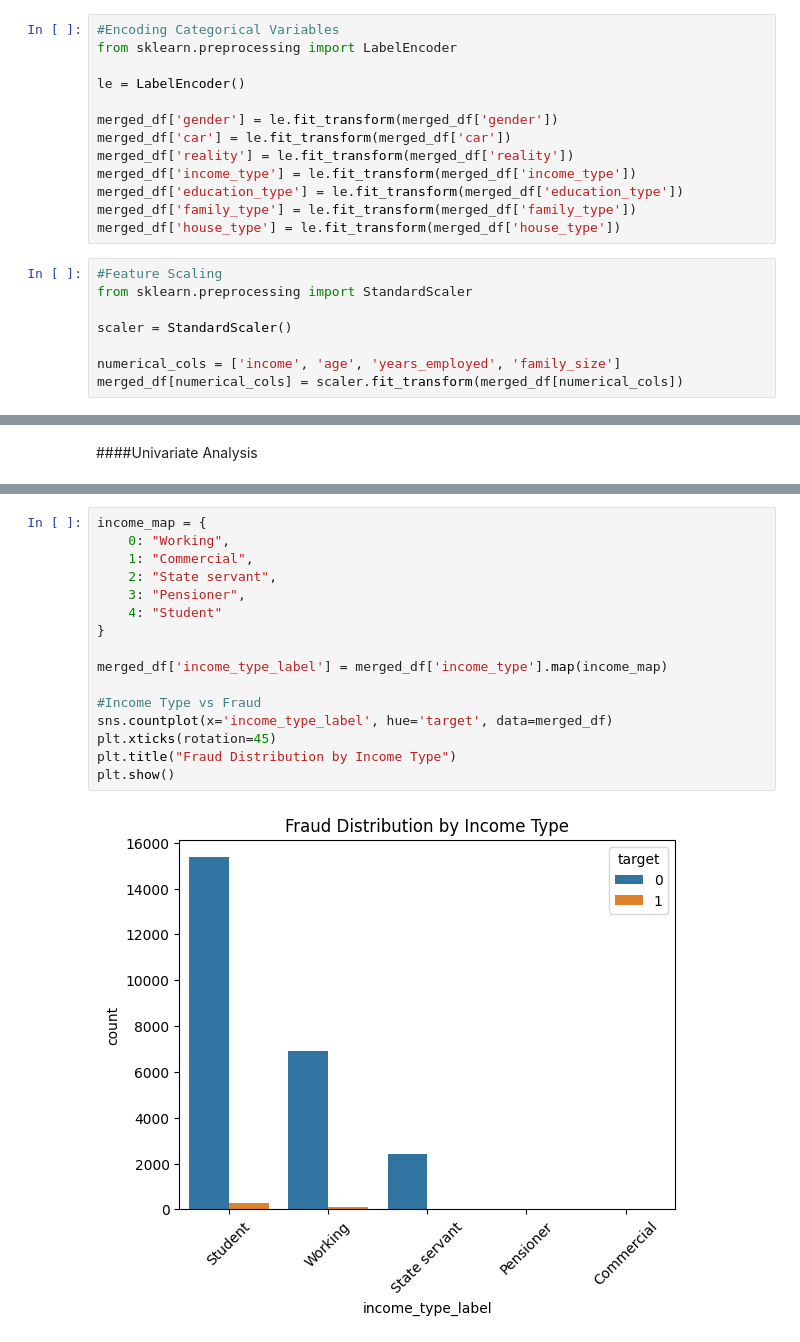
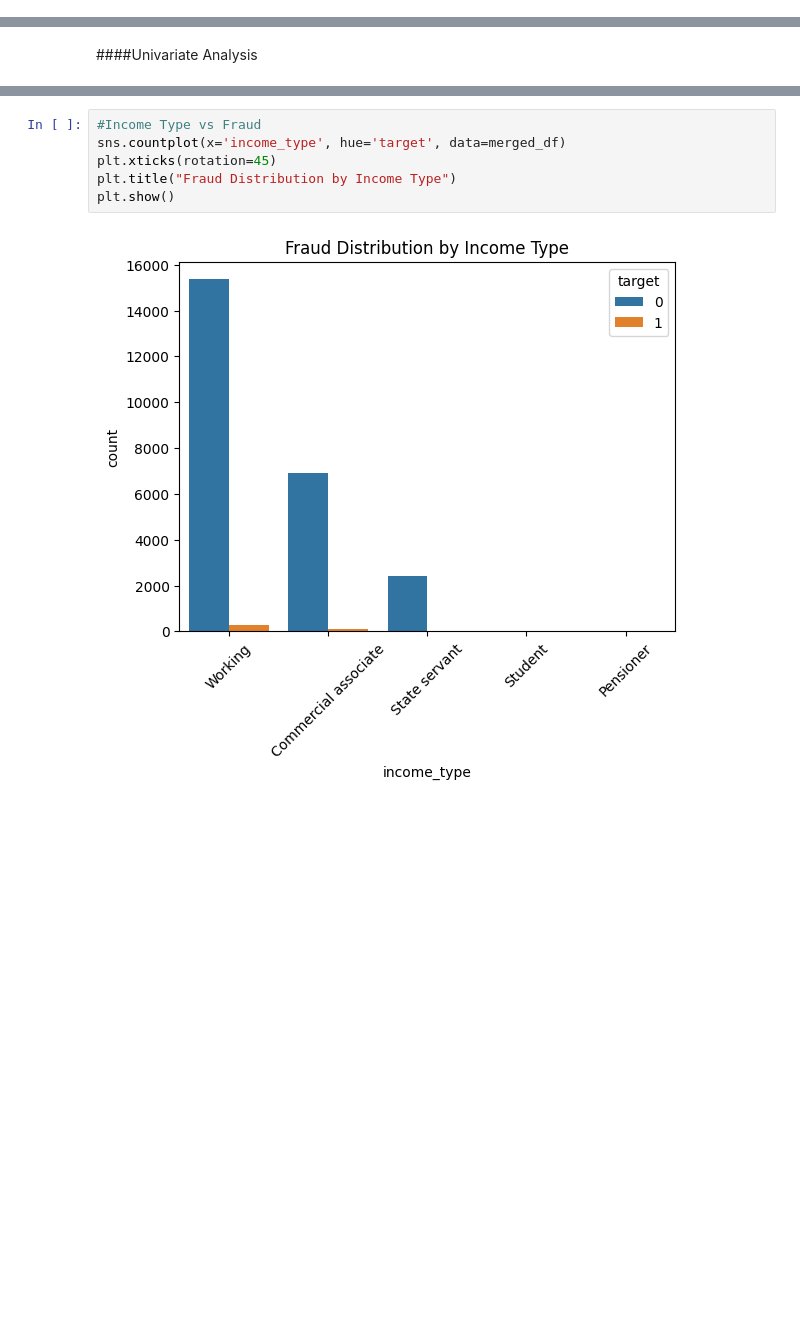
Before and after one commit to sumalisulochana/credit-card-fraud-msc, a Jupyter notebook: 02_eda.ipynb, the cells around one changed output, grey strips where cells are left out. Drawn from its saved outputs; the diff is of its cells as text; blank space fills up the shorter version.

```diff
--- a/02_eda.ipynb
+++ b/02_eda.ipynb
@@ -145,24 +145,3 @@ eda_df = pd.read_csv("merged_dataset.csv")
-# %%
-#Encoding Categorical Variables
-from sklearn.preprocessing import LabelEncoder
-
-le = LabelEncoder()
-
-merged_df['gender'] = le.fit_transform(merged_df['gender'])
-merged_df['car'] = le.fit_transform(merged_df['car'])
-merged_df['reality'] = le.fit_transform(merged_df['reality'])
-merged_df['income_type'] = le.fit_transform(merged_df['income_type'])
-merged_df['education_type'] = le.fit_transform(merged_df['education_type'])
-merged_df['family_type'] = le.fit_transform(merged_df['family_type'])
-merged_df['house_type'] = le.fit_transform(merged_df['house_type'])
-# %%
-#Feature Scaling
-from sklearn.preprocessing import StandardScaler
-
-scaler = StandardScaler()
-
-numerical_cols = ['income', 'age', 'years_employed', 'family_size']
-merged_df[numerical_cols] = scaler.fit_transform(merged_df[numerical_cols])
 # %%
 merged_df.info()
 merged_df.isnull().sum()
@@ -281,21 +263,11 @@ plt.show()
 # %%
-income_map = {
-    0: "Working",
-    1: "Commercial",
-    2: "State servant",
-    3: "Pensioner",
-    4: "Student"
-}
-
-merged_df['income_type_label'] = merged_df['income_type'].map(income_map)
-
 #Income Type vs Fraud
-sns.countplot(x='income_type_label', hue='target', data=merged_df)
+sns.countplot(x='income_type', hue='target', data=merged_df)
 plt.xticks(rotation=45)
 plt.title("Fraud Distribution by Income Type")
 plt.show()
 # %% [output]
-[figure, old version]
+[figure, new version]
 # %%
 #Age vs Fraud
 sns.histplot(data=merged_df, x='age', hue='target', bins=30, kde=True)
```
Also changed, not shown: parts of 17 cells of this notebook, 5 other files.
